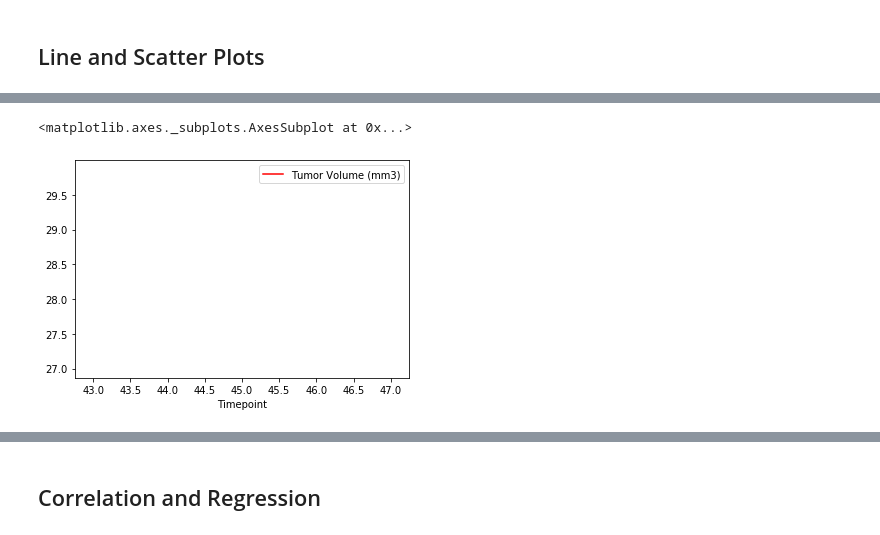
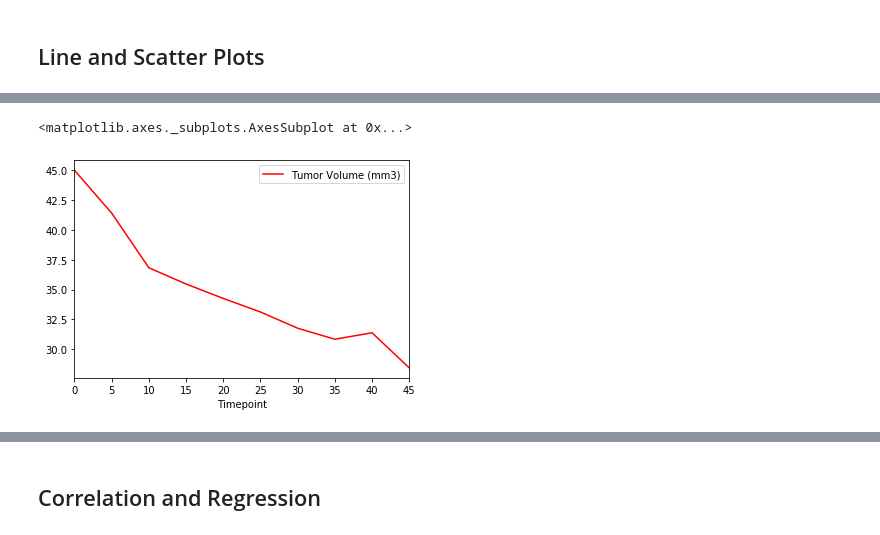
Before and after one commit to kehochman/Matplotlib-Challenge, a Jupyter notebook: Pymaceuticals/Pymaceuticals2.ipynb, the cells around one changed output, grey strips where cells are left out. Cells and saved outputs as stored; diff of their text form; code cells hidden in the pictures.

```diff
--- a/Pymaceuticals/Pymaceuticals2.ipynb
+++ b/Pymaceuticals/Pymaceuticals2.ipynb
@@ -251,7 +303,8 @@ plt.show()
 # %%
-# Generate a line plot of time point versus tumor volume for a mouse treated with Capomulin
-mouse_m601 = mouse_timepoint_max.loc[mouse_timepoint_max['Mouse ID']=='m601']
+#vreate mearged data set - do the merged then the groupby
+# Generate a line plot of time point versus tumor volume for a mouse treated with Capomulin -%matplotlib in line to make it not show
+mouse_m601 =study_data_complete.loc[study_data_complete['Mouse ID']=='m601']
 mouse_m601.loc[mouse_m601['Drug Regimen']=='Capomulin'].plot(kind='line',x='Timepoint',y='Tumor Volume (mm3)',color='red')
 # %% [output]
 <matplotlib.axes._subplots.AxesSubplot at 0x...>
-[figure, old version]
+[figure, new version]
```
Also changed, not shown: parts of 11 cells of this notebook.
